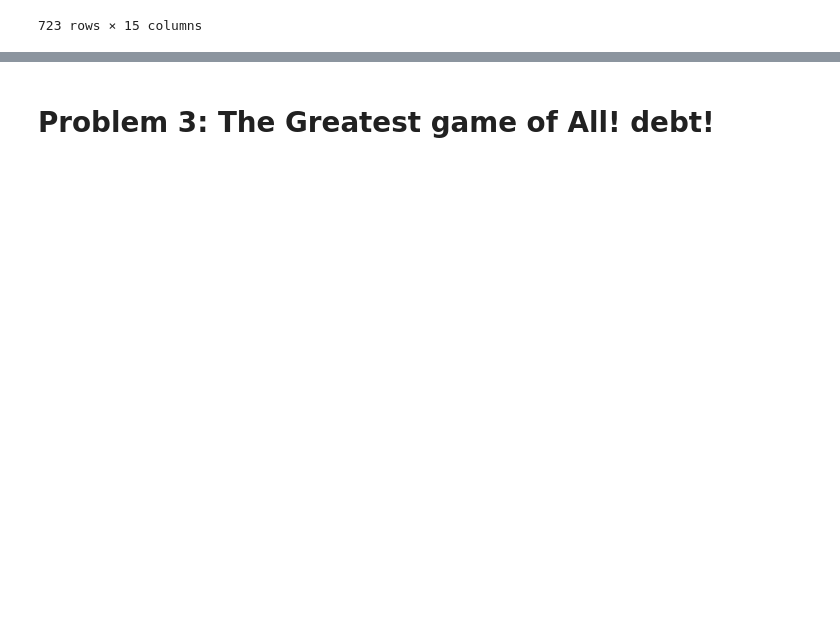
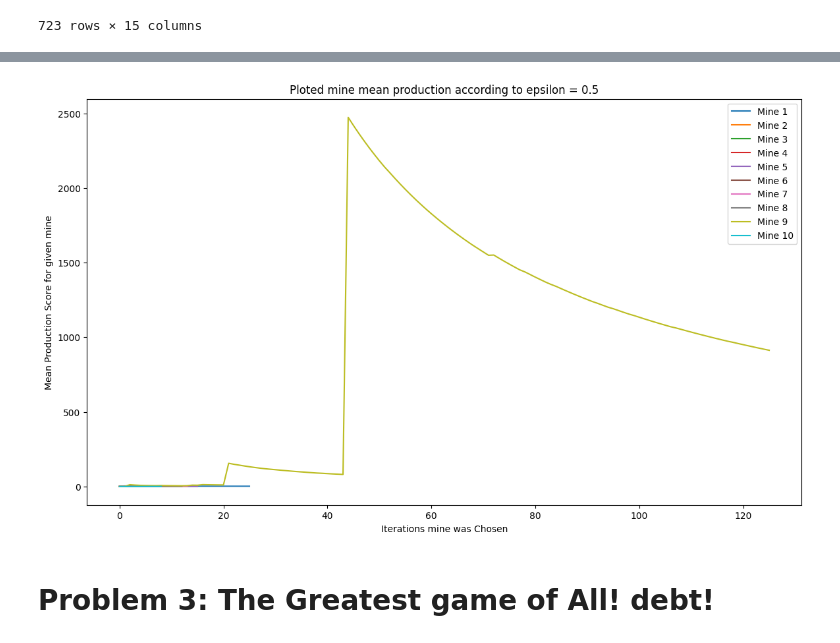
Before and after one commit to TrueDisciple/FianlUncertain, a Jupyter notebook: FinalOlympics.ipynb, the cells around one changed output, grey strips where cells are left out. Cells and saved outputs as stored; diff of their text form; code cells hidden in the pictures; blank space fills up the shorter version.

```diff
--- a/FinalOlympics.ipynb
+++ b/FinalOlympics.ipynb
@@ -313,2 +410,83 @@ array(['Ice Hockey', 'Gymnastics', 'Boxing', 'Ski Jumping',
+# %%
+def runTeams():
+    teams = [
+        np.random.gamma(0.38745422015753395, scale = 1.5408578646247686) + 1, # Atletics Team 1
+        np.random.gamma(0.18772898880522898, scale = 1.96161488771545) + 1, # Gymnastics  2
+        np.random.gamma(0.17334963622150462, scale = 0.4732999223286112), #Speed Skating 3
+        np.random.gamma(0.1498571434315908, scale=11.737291520871757), #Ice Hockey 4
+        np.random.gamma(0.5610001546976857, scale= 0.8281272674206457), # Wrestling 5
+        np.random.gamma(0.39019682458504895, scale=1.6533872843583985), #Rowing 6
+        np.random.gamma(0.13958966752650553, scale=0.3515870918747629), #Shooting 7
+        np.random.beta(0.5293087828337939, 113.66620224031217), #Boxing 8
+        np.random.pareto(0.5435154352716415), #XCSkiing 9
+        np.random.gamma(0.25166399745472745, scale=1.0493386743397677) #Nordic Combined 10
+    ]
+    return teams
+# %%
+seasons = 12
+teamsOlym = 10
+locationOfTrainers = [0,1] # Max of nine
+# %%
+def epsilon_greedy(epsilon=.5, iterations=24, lock=False):
+    team_results = runTeams()
+    # mine results used to find expected means
+    team_prods = []
+    expected_means = []
+    # A history of all the mean gains changes for the given mine
+    plot_means = []
+
+    # Shaping the lists
+    for olyTmID in range(teamsOlym):
+        # Holds all results from calling our mines
+        team_prods.append([0])
+        # Holds one mean for each mine
+        expected_means.append(0)
+        # Holds the history of means
+        plot_means.append([0])
+
+
+    for i in range(iterations):
+        # Explore options
+        # In this greedy model I have changed it so each month there are ten teams making data entries
+        # Because of this to make it more greedy the miners won't choose a random place to mine rather they stay at their site or move to the best based of the epsilon
+        for teamInd in range(teamsOlym):
+            '''
+            I am making it so that the team that are using the facilities and trainers
+            We'll pretend like our promises hold true that our trainers and facililities produce a 20% increase to whichever team is using the facilities with a max of 2 teams able to use them at any time
+            Otherwise they follow their normal trends
+            '''
+            if np.random.random() < epsilon:
+
+                chosen_team = teamInd
+            else:
+                # This is the best performing mine location
+                chosen_team = expected_means.index(max(expected_means))
+
+            # Get the value generated by our selected performer
+            team_reward = team_results[chosen_team]
+            # Add it to the history of the performer results
+            team_prods[chosen_team].append(team_reward)
+            # Update mean
+            chosen_mean = sum(team_prods[chosen_team][1:])/len(team_prods[chosen_team])
+
+            expected_means[chosen_team] = chosen_mean
+            plot_means[chosen_team].append(chosen_mean)
+            # Get new values from our mines
+            team_results = runTeams()
+
+    # Plot our graphs
+    plt.figure(figsize=(14, 8))
+
+    for machine in range(len(expected_means)):
+        plt.plot(range(len(plot_means[machine])),plot_means[machine], label=f"Mine {machine + 1}")
+    plt.title(f"Ploted mine mean production according to epsilon = {epsilon}")
+    plt.xlabel("Iterations mine was Chosen")
+    plt.ylabel("Mean Production Score for given mine")
+    plt.legend()
+    plt.show()
+
+epsilon_greedy()
+# %% [output]
+[figure, added]
 # %% [markdown]
 # Problem 3: The Greatest game of All! debt!
```
Also changed, not shown: parts of 7 cells of this notebook.
